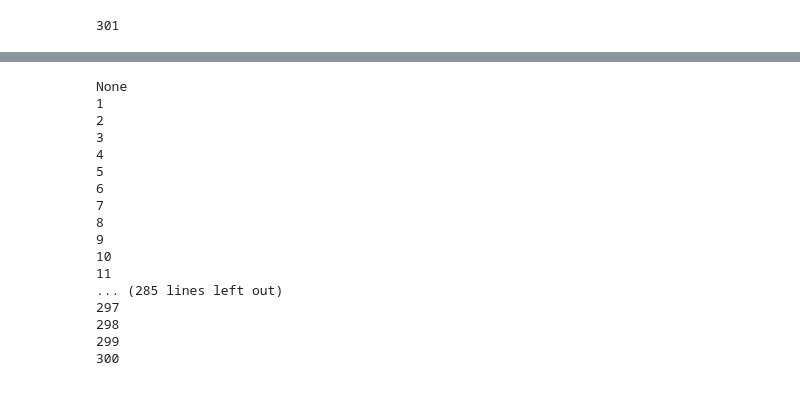
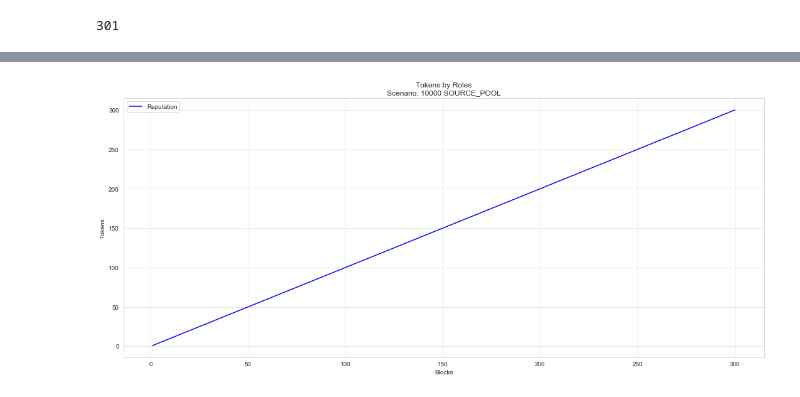
Before and after one commit to matttyb80/adoption_funnel, a Jupyter notebook: test.ipynb, the cells around one changed output, grey strips where cells are left out. Cells and saved outputs as stored; diff of their text form; code cells hidden in the pictures.

```diff
--- a/test.ipynb
+++ b/test.ipynb
@@ -51,5 +51,5 @@ experiments.dataset[0].adoption[100].reputation
 # %% [output]
 50
 # %%
-experiment = experiments.dataset[0]
+first_experiment = experiments.dataset[0]
 # %%
@@ -63,22 +63,56 @@ print(experiment.adoption[8])
 # %%
-for evens in range(len(experiment)):
-    index = evens * 2
-    print(experiment.adoption[index].reputation)
+# for evens in range(len(experiment)):
+#     index = evens * 2
+#     print(experiment.adoption[index].reputation)
+#     print(experiment.adoption[index].state)
-# %% [output]
-None
-1
-2
-3
-4
-5
-6
-7
-8
-9
-10
-11
-... (285 lines left out)
-297
-298
-299
-300
+# %%
+experiments = experiments.sort_values(by =['SOURCE_POOL']).reset_index(drop=True)
+
+cols = 1
+rows = 1
+cc_idx = 0
+
+while cc_idx<len(experiments):
+    cc = experiments.iloc[cc_idx]['SOURCE_POOL']
+    cc_label = experiments.iloc[cc_idx]['SOURCE_POOL']
+#     secondary_label = experiments.iloc[cc_idx]['route_allocation']
+    sub_experiments = experiments[experiments['SOURCE_POOL']==cc]
+    cc_idx += len(sub_experiments)
+    fig, axs = plt.subplots(ncols=cols, nrows=rows, figsize=(15*cols,7*rows))
+    sub_experiments.reset_index(drop=False)
+    for i, experiment in sub_experiments.iterrows():
+        df = experiment['dataset'].copy()
+        df['rep_count'] = df.adoption.apply(lambda x: np.array(x.reputation))
+        df['adopt_state'] = df.adoption.apply(lambda x: np.array(x.state))
+
+
+#         df['j_wallet'] = np.array(df.j_wallet,dtype = float)
+
+#         df_j = df.groupby('timestep').agg({'j_wallet': ['min', 'mean', 'max']}).reset_index()
+
+        plot_label = experiment['SOURCE_POOL']
+        ax = axs
+        title = 'Tokens by Roles' + '\n' + 'Scenario: ' + str(cc_label)  + ' SOURCE_POOL'
+        ax.set_title(title)
+        ax.set_ylabel('Tokens')
+        colors = ['b','orange', 'g', 'r']
+
+#         ax.plot(df_j.timestep, df_j['j_wallet']['mean'],color = colors[0], label='j_wallet')
+        ax.plot(df.timestep, df['rep_count'],color = colors[0], label='Reputation')
+
+        ax.legend()
+#         ax.fill_between(df_j.timestep, df_j[('j_wallet','min')], df_j[('j_wallet','max')], alpha=0.3 ,color = colors[0],label='j_wallet')
+
+#         ax.fill_between(df_j.timestep, df_j[('j_wallet','min')], df_j[('j_wallet','max')], alpha=0.3 ,color = colors[0],label='j_wallet')
+
+        ax.set_xlabel('Blocks')
+        ax.grid(color='0.9', linestyle='-', linewidth=1)
+
+        plt.tight_layout()
+
+fig.tight_layout(rect=[0, 0, 1, .97])
+fig.patch.set_alpha(1)
+display(fig)
+plt.close()
+# %% [output]
+[figure, added]
```
Also changed, not shown: parts of 6 cells of this notebook, 5 other files.
